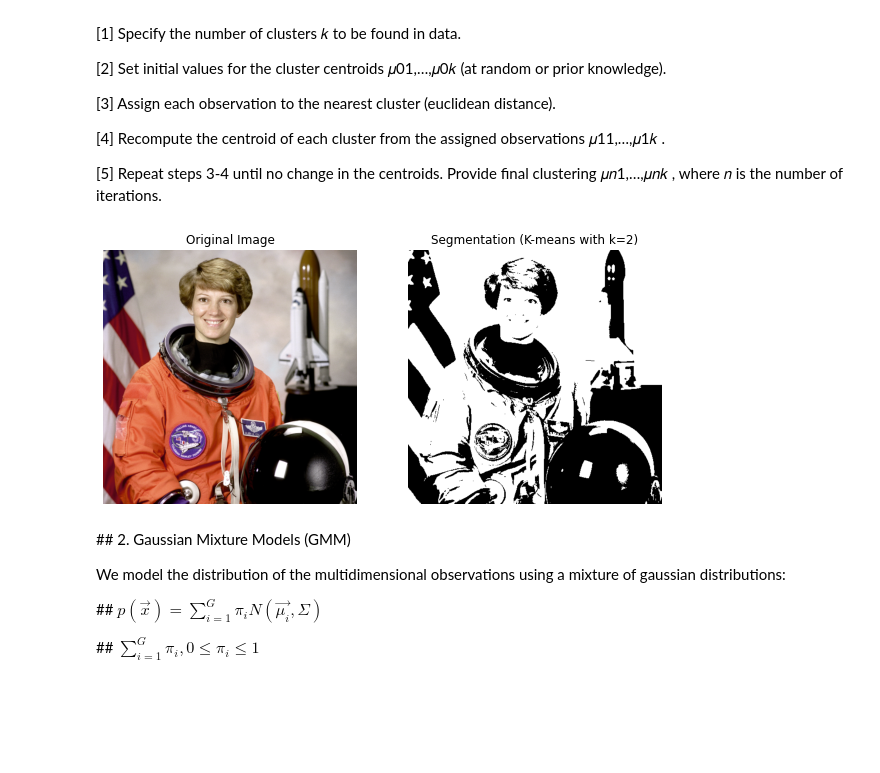
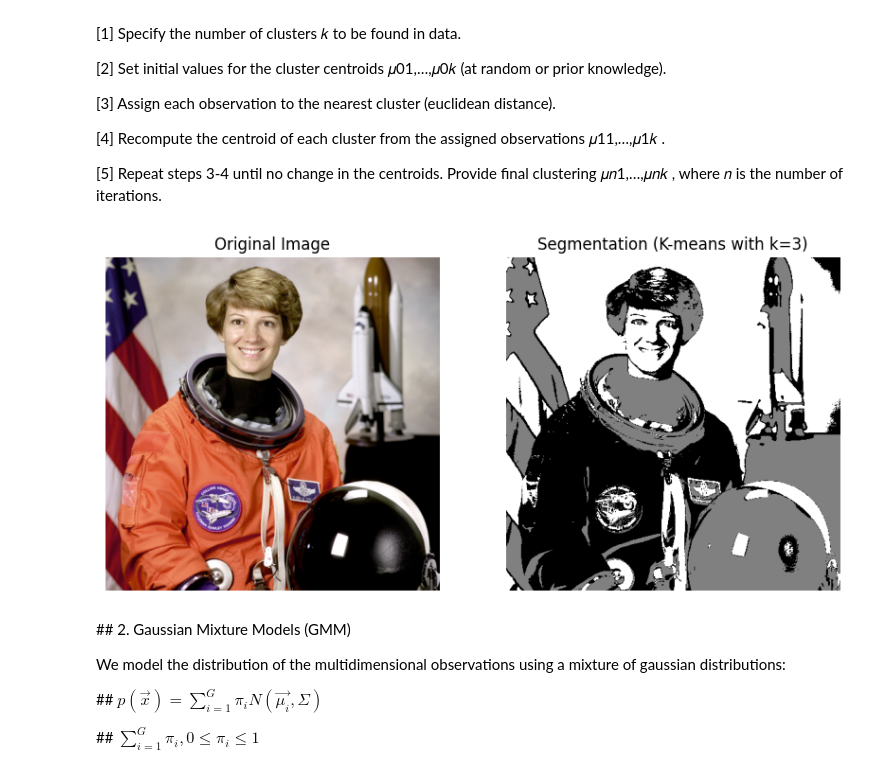
Before and after one commit to raulbenitez/Expert3D_2023, a Jupyter notebook: Segmentation_Clustering_Intro.ipynb, the cells around one changed output. Cells and saved outputs as stored; diff of their text form; code cells hidden in the pictures; blank space fills up the shorter version.

```diff
--- a/Segmentation_Clustering_Intro.ipynb
+++ b/Segmentation_Clustering_Intro.ipynb
@@ -35,32 +38,34 @@ K-means algorithm:
 # %%
 from sklearn.cluster import KMeans
 import numpy as np
+import matplotlib.pyplot as plt
+import matplotlib.gridspec as gridspec
 
 # Fit a Kmeans clustering model with two clusters using training image:
-n_clus = 2
+n_clus = 3
 kmeans = KMeans(n_clusters=n_clus, random_state=0).fit(v_I)
 
 v_kmeans = kmeans.predict(v_I)
 #v_kmeans= np.logical_not(v_kmeans) # use when the pattern is associated to cluster 0 (vessels shoyld be white)
 I_kmeans = np.reshape(v_kmeans,(I.shape[0],I.shape[1])) # reshape back to original image size
  # Shape back result as image
 
 fig = plt.figure(figsize=(10, 10))
 gs = gridspec.GridSpec(1, 2)
 
 ax1 = fig.add_subplot(gs[0,0])
 ax1.imshow(I, cmap=plt.cm.gray)
 ax1.set_title('Original Image')
 ax1.set_axis_off()
 
 ax2 = fig.add_subplot(gs[0,1])
 ax2.imshow(I_kmeans, cmap=plt.cm.gray)
 ax2.set_title('Segmentation (K-means with k={})'.format(n_clus))
 ax2.set_axis_off()
 
 plt.show()
 # %% [output]
-[figure, old version]
+[figure, new version]
 # %% [markdown]
 ## 2. Gaussian Mixture Models (GMM)
 
```
Also changed, not shown: parts of 5 cells of this notebook.
